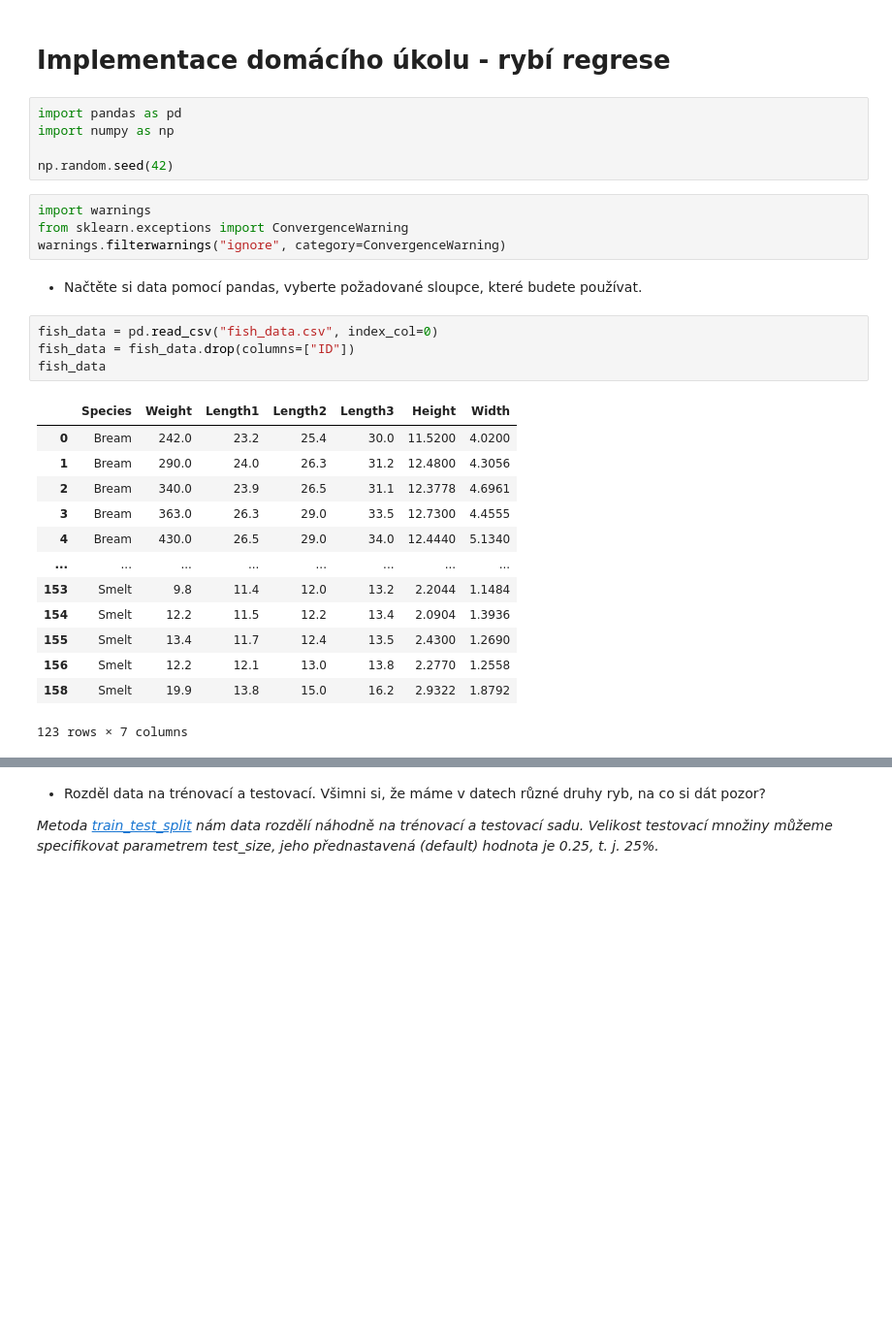
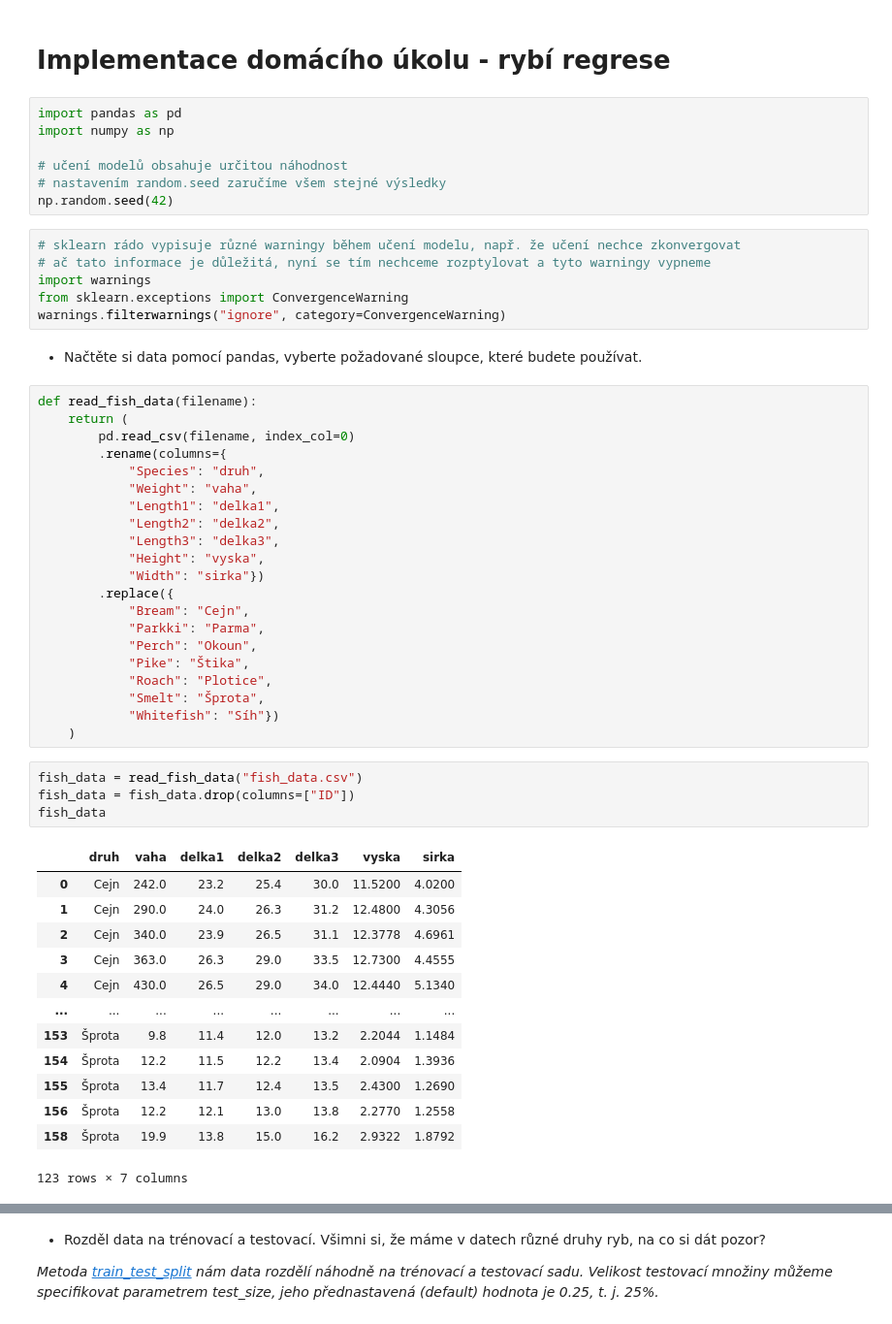
Before and after one commit to PyDataCZ/pyladies-kurz, a Jupyter notebook: lessons/pydata/homework_revisited/index.ipynb, the cells around one changed output, grey strips where cells are left out. Shown at 97% size. Drawn from its saved outputs; the diff is of its cells as text; blank space fills up the shorter version.

```diff
--- a/lessons/pydata/homework_revisited/index.ipynb
+++ b/lessons/pydata/homework_revisited/index.ipynb
@@ -4,28 +4,53 @@
 import pandas as pd
 import numpy as np
 
+# učení modelů obsahuje určitou náhodnost
+# nastavením random.seed zaručíme všem stejné výsledky
 np.random.seed(42)
-# %%
-import warnings
-from sklearn.exceptions import ConvergenceWarning
-warnings.filterwarnings("ignore", category=ConvergenceWarning)
+# %%
+# sklearn rádo vypisuje různé warningy během učení modelu, např. že učení nechce zkonvergovat
+# ač tato informace je důležitá, nyní se tím nechceme rozptylovat a tyto warningy vypneme
+import warnings
+from sklearn.exceptions import ConvergenceWarning
+warnings.filterwarnings("ignore", category=ConvergenceWarning)
 # %% [markdown]
 - Načtěte si data pomocí pandas, vyberte požadované sloupce, které budete používat.
+# %%
+def read_fish_data(filename):
+    return (
+        pd.read_csv(filename, index_col=0)
+        .rename(columns={
+            "Species": "druh",
+            "Weight": "vaha",
+            "Length1": "delka1",
+            "Length2": "delka2",
+            "Length3": "delka3",
+            "Height": "vyska",
+            "Width": "sirka"})
+        .replace({
+            "Bream": "Cejn",
+            "Parkki": "Parma",
+            "Perch": "Okoun",
+            "Pike": "Štika",
+            "Roach": "Plotice",
+            "Smelt": "Šprota",
+            "Whitefish": "Síh"})
+    )
 # %%
-fish_data = pd.read_csv("fish_data.csv", index_col=0)
+fish_data = read_fish_data("fish_data.csv")
 fish_data = fish_data.drop(columns=["ID"])
 fish_data
 # %% [output]
-|  | Species | Weight | Length1 | Length2 | Length3 | Height | Width |
-| 0 | Bream | 242.0 | 23.2 | 25.4 | 30.0 | 11.5200 | 4.0200 |
-| 1 | Bream | 290.0 | 24.0 | 26.3 | 31.2 | 12.4800 | 4.3056 |
-| 2 | Bream | 340.0 | 23.9 | 26.5 | 31.1 | 12.3778 | 4.6961 |
-| 3 | Bream | 363.0 | 26.3 | 29.0 | 33.5 | 12.7300 | 4.4555 |
-| 4 | Bream | 430.0 | 26.5 | 29.0 | 34.0 | 12.4440 | 5.1340 |
+|  | druh | vaha | delka1 | delka2 | delka3 | vyska | sirka |
+| 0 | Cejn | 242.0 | 23.2 | 25.4 | 30.0 | 11.5200 | 4.0200 |
+| 1 | Cejn | 290.0 | 24.0 | 26.3 | 31.2 | 12.4800 | 4.3056 |
+| 2 | Cejn | 340.0 | 23.9 | 26.5 | 31.1 | 12.3778 | 4.6961 |
+| 3 | Cejn | 363.0 | 26.3 | 29.0 | 33.5 | 12.7300 | 4.4555 |
+| 4 | Cejn | 430.0 | 26.5 | 29.0 | 34.0 | 12.4440 | 5.1340 |
 | ... | ... | ... | ... | ... | ... | ... | ... |
-| 153 | Smelt | 9.8 | 11.4 | 12.0 | 13.2 | 2.2044 | 1.1484 |
-| 154 | Smelt | 12.2 | 11.5 | 12.2 | 13.4 | 2.0904 | 1.3936 |
-| 155 | Smelt | 13.4 | 11.7 | 12.4 | 13.5 | 2.4300 | 1.2690 |
-| 156 | Smelt | 12.2 | 12.1 | 13.0 | 13.8 | 2.2770 | 1.2558 |
-| 158 | Smelt | 19.9 | 13.8 | 15.0 | 16.2 | 2.9322 | 1.8792 |
+| 153 | Šprota | 9.8 | 11.4 | 12.0 | 13.2 | 2.2044 | 1.1484 |
+| 154 | Šprota | 12.2 | 11.5 | 12.2 | 13.4 | 2.0904 | 1.3936 |
+| 155 | Šprota | 13.4 | 11.7 | 12.4 | 13.5 | 2.4300 | 1.2690 |
+| 156 | Šprota | 12.2 | 12.1 | 13.0 | 13.8 | 2.2770 | 1.2558 |
+| 158 | Šprota | 19.9 | 13.8 | 15.0 | 16.2 | 2.9322 | 1.8792 |
 123 rows × 7 columns
```
Also changed, not shown: parts of 23 cells of this notebook, 1 other file.
